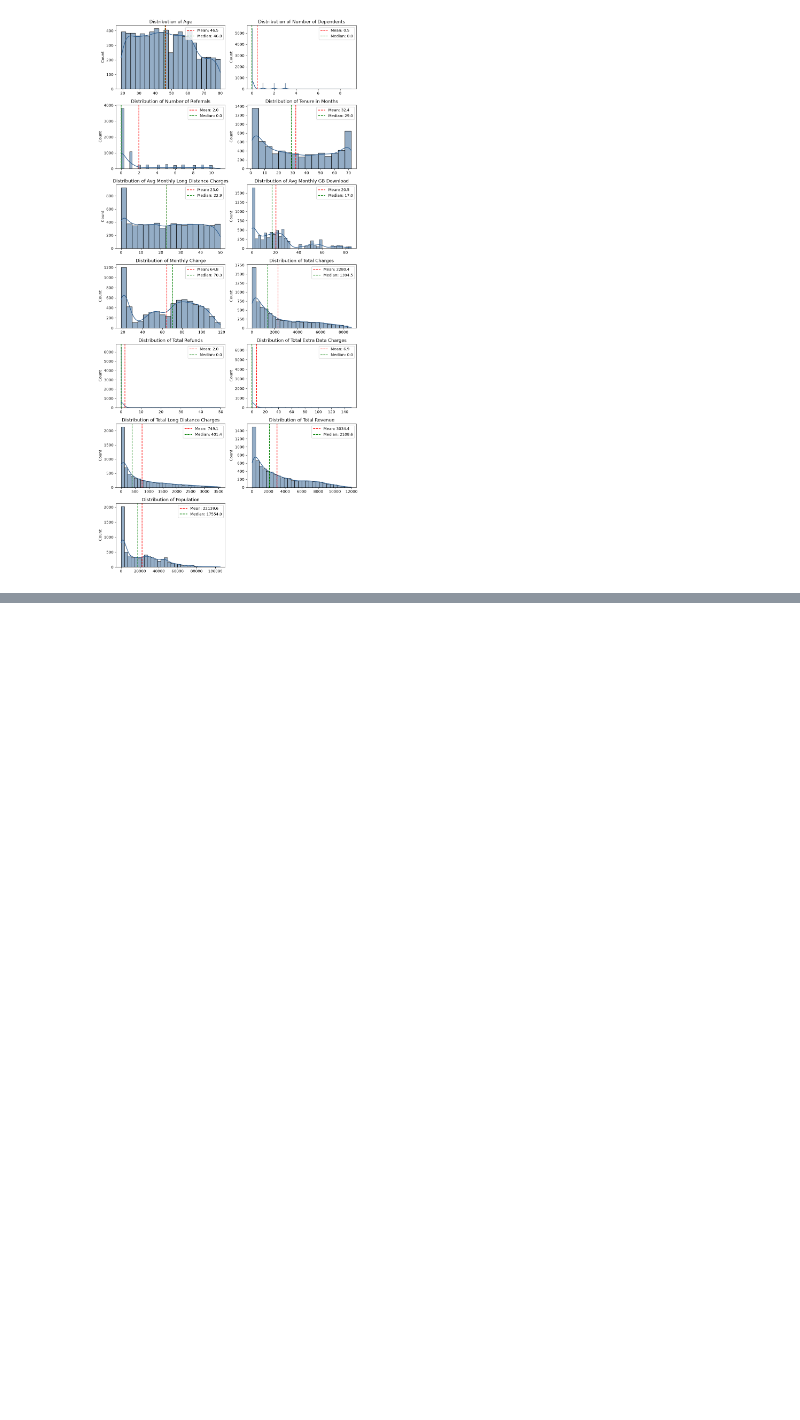
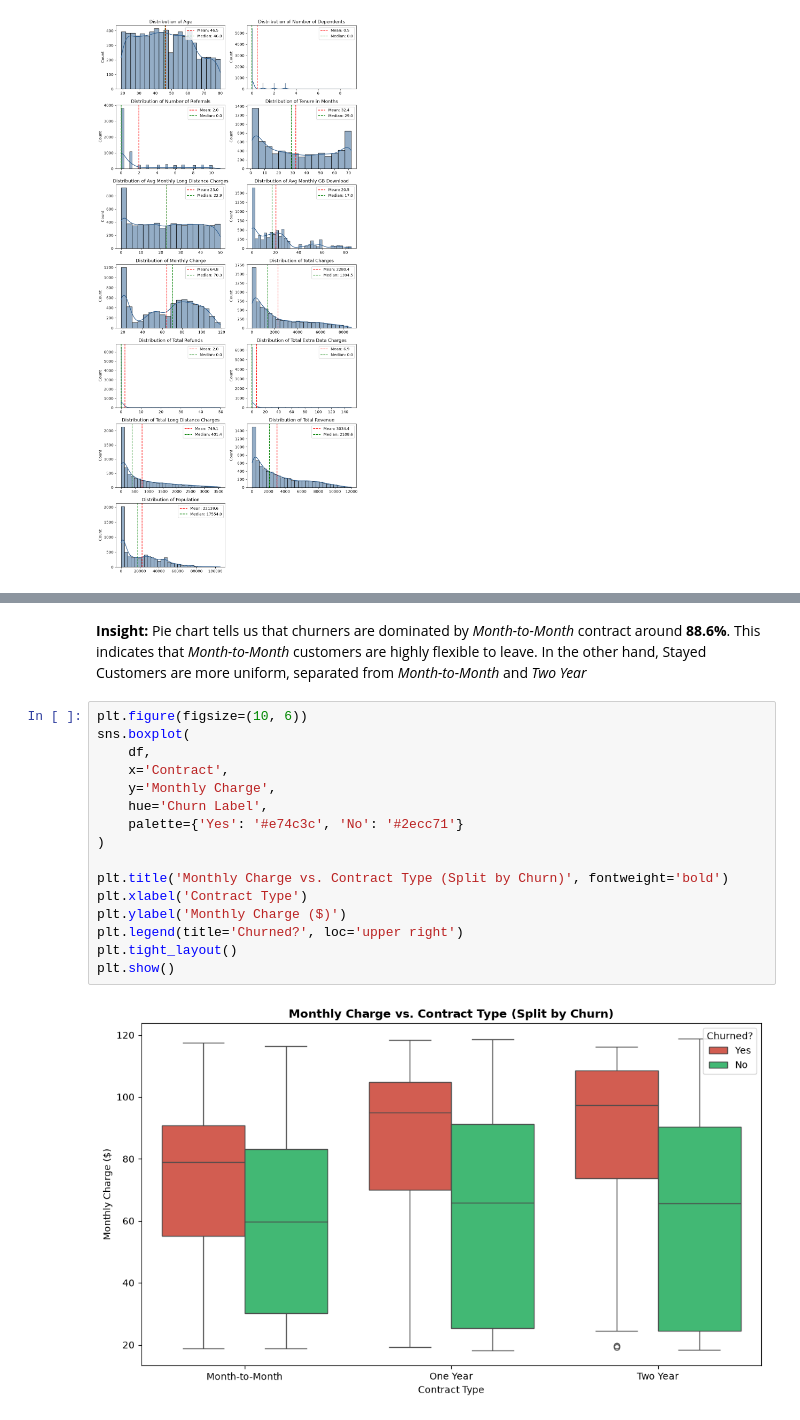
Before and after one commit to n44th44nn/Telco-Customer-Churn-Analysis, a Jupyter notebook: Notebooks/early_preprocessing.ipynb, the cells around one changed output, grey strips where cells are left out. Saved outputs shown, nothing was run; the diff lists cells and outputs as text; blank space fills up the shorter version.

Commit message:
Add new insights

```diff
--- a/Notebooks/early_preprocessing.ipynb
+++ b/Notebooks/early_preprocessing.ipynb
@@ -153,0 +215,20 @@ plt.show()
+# %% [markdown]
+**Insight:** Pie chart tells us that churners are dominated by *Month-to-Month* contract around **88.6%**. This indicates that *Month-to-Month* customers are highly flexible to leave. In the other hand, Stayed Customers are more uniform, separated from *Month-to-Month* and *Two Year*
+# %%
+plt.figure(figsize=(10, 6))
+sns.boxplot(
+    df,
+    x='Contract',
+    y='Monthly Charge',
+    hue='Churn Label',
+    palette={'Yes': '#e74c3c', 'No': '#2ecc71'}
+)
+
+plt.title('Monthly Charge vs. Contract Type (Split by Churn)', fontweight='bold')
+plt.xlabel('Contract Type')
+plt.ylabel('Monthly Charge ($)')
+plt.legend(title='Churned?', loc='upper right')
+plt.tight_layout()
+plt.show()
+# %% [output]
+[figure, added]
```
Also changed, not shown: parts of 23 cells of this notebook.
